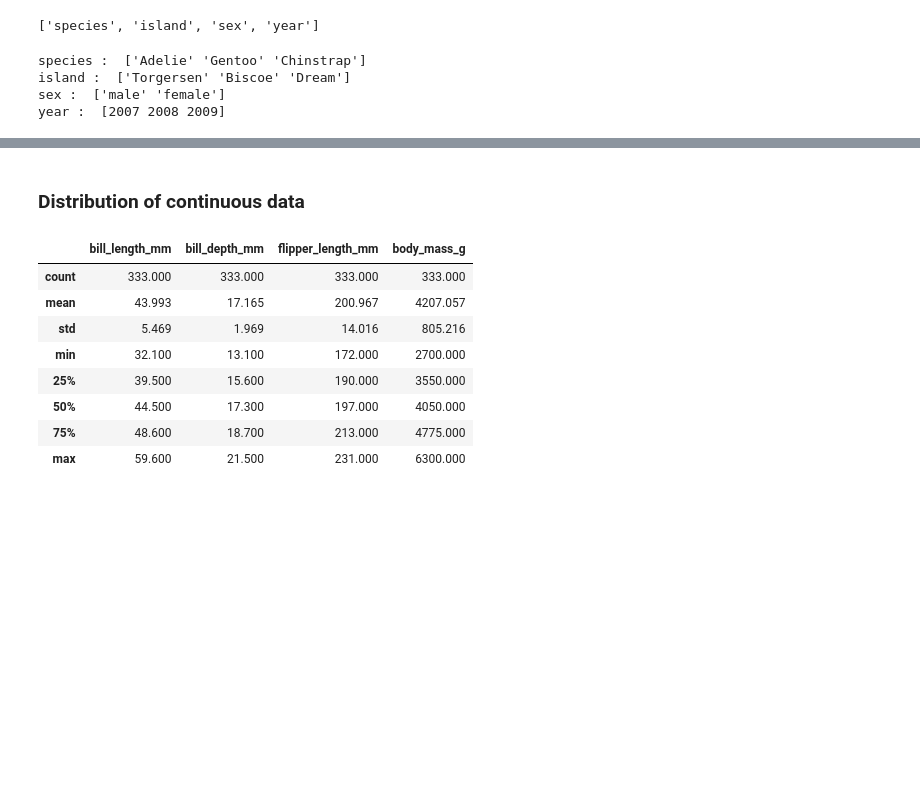
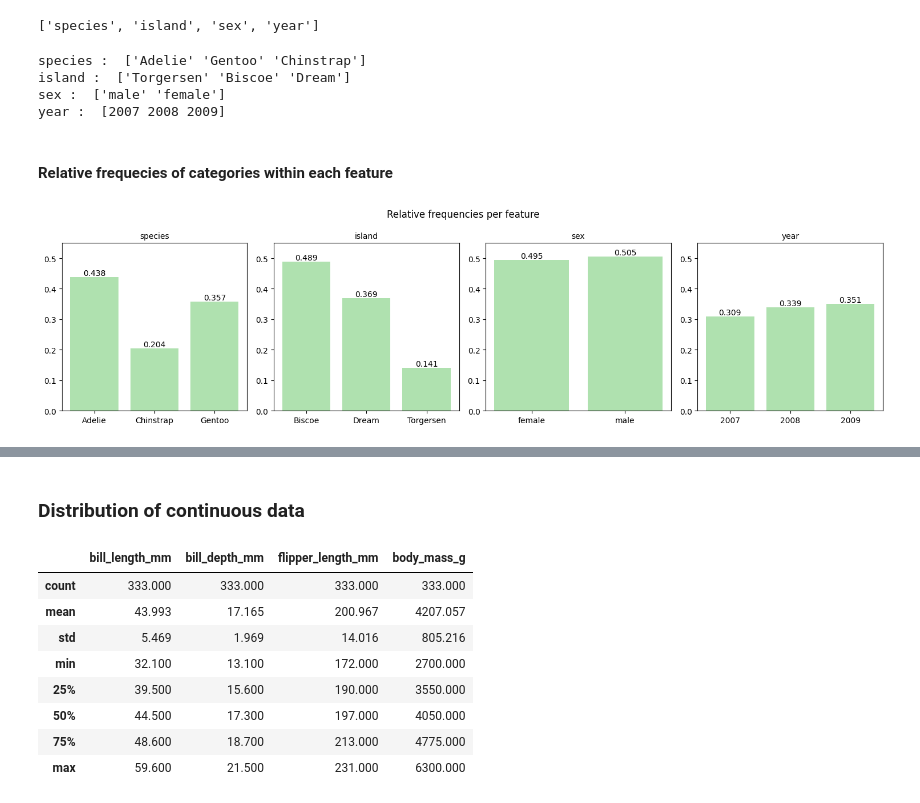
Before and after one commit to Cshefali/Data-Analysis-And-Viz-Python, a Jupyter notebook: Palmer Penguins Data/descriptive_stats_and_correlation_analysis.ipynb, the cells around one changed output, grey strips where cells are left out. Saved outputs shown, nothing was run; the diff lists cells and outputs as text; code cells hidden in the pictures; blank space fills up the shorter version.

```diff
--- a/Palmer Penguins Data/descriptive_stats_and_correlation_analysis.ipynb
+++ b/Palmer Penguins Data/descriptive_stats_and_correlation_analysis.ipynb
@@ -134,3 +145,25 @@ species :  ['Adelie' 'Gentoo' 'Chinstrap']
 island :  ['Torgersen' 'Biscoe' 'Dream']
 sex :  ['male' 'female']
 year :  [2007 2008 2009]
+# %% [markdown]
+#### Relative frequecies of categories within each feature
+# %%
+#define the layout with 1 row and 3 columns
+fig, axes = plt.subplots(1, 4, figsize = (15, 4))
+
+#run loop to create each subplot
+for i,colname in enumerate(categorical_columns):
+    #get the total count (as proportion) of each category from the feature.
+    freq = data2[colname].value_counts(normalize = True).sort_index()
+    #freq.values rounded off for shorter bar-labels.
+    freq = freq.round(3)
+    p = axes[i].bar(freq.index.astype(str), freq.values, color = "#AFE1AF", label = freq.values)
+    axes[i].set_title("{0}".format(colname), fontsize = 10)
+    axes[i].set_ylim(0,0.55)
+    axes[i].bar_label(p)
+fig.suptitle('Relative frequencies per feature', fontsize = 12)
+#prevents overlap of titles and labels
+plt.tight_layout()
+plt.show()
+# %% [output]
+[figure, added]
```
Also changed, not shown: parts of 28 cells of this notebook.
